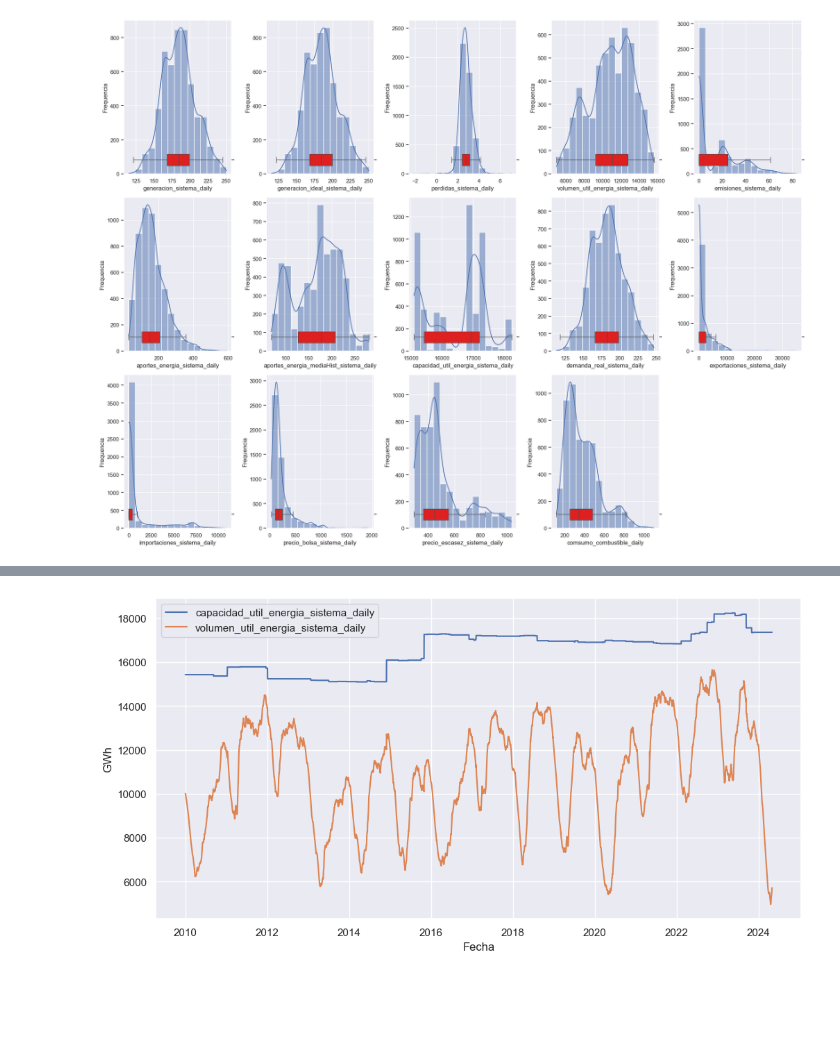
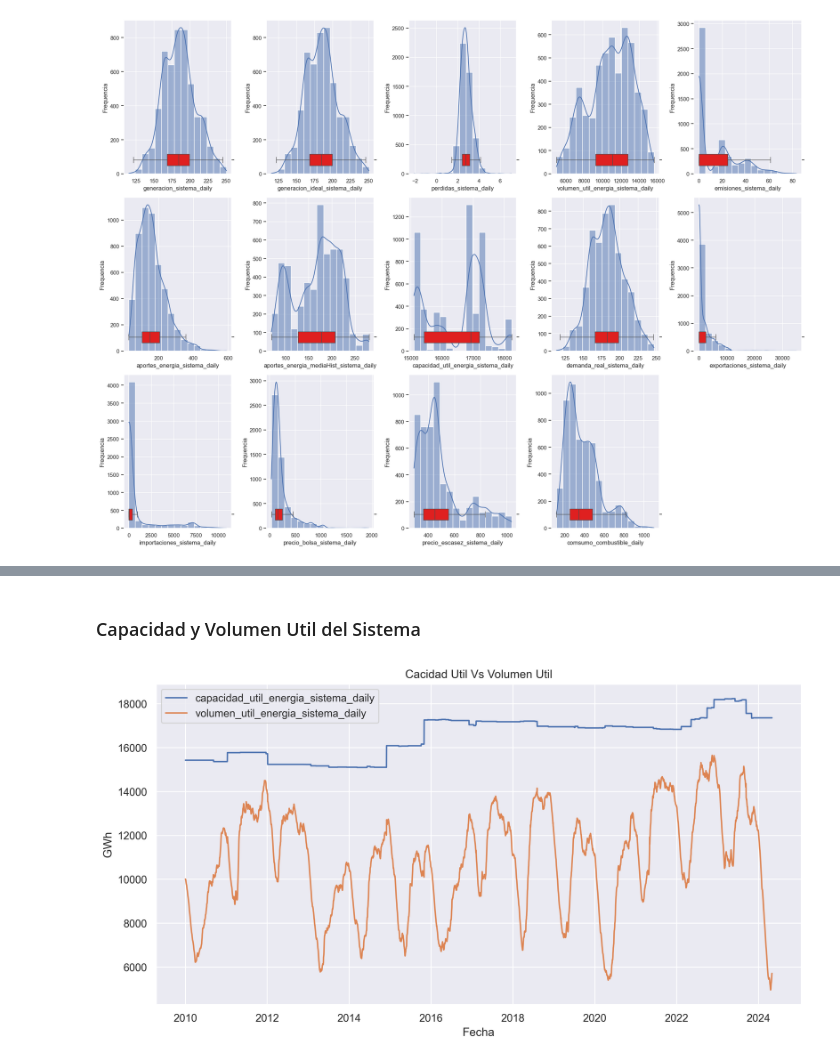
Before and after one commit to sistema-electrico-colombia/transform-EDA, a Jupyter notebook: exploratory_data_analysis.ipynb, the cells around one changed output, grey strips where cells are left out. Drawn from its saved outputs; the diff is of its cells as text; code cells hidden in the pictures; blank space fills up the shorter version.

Commit message:
[ADD] Agregadas graficas de series de tiempo de las variables de interes 📈

```diff
--- a/exploratory_data_analysis.ipynb
+++ b/exploratory_data_analysis.ipynb
@@ -223,7 +229,7 @@ def plot_time_series(df, columns_to_plot, titulo, unidades):
         if column not in df.columns:
             raise ValueError(f"La columna '{column}' no está en el DataFrame")
 
-    plt.figure(figsize=(12, 6))
+    plt.figure(figsize=(12, 6), dpi=300)
 
     for column in columns_to_plot:
         sns.lineplot(data=df, x=df.index, y=column, label=column)
@@ -237,4 +278,6 @@ def plot_time_series(df, columns_to_plot, titulo, unidades):
+# %% [markdown]
+### Capacidad y Volumen Util del Sistema
 # %%
-plot_time_series(df_sistema_electrico_converted, ['capacidad_util_energia_sistema_daily', 'volumen_util_energia_sistema_daily'], '', 'GWh')
+plot_time_series(df_sistema_electrico_converted, ['capacidad_util_energia_sistema_daily', 'volumen_util_energia_sistema_daily'], 'Cacidad Util Vs Volumen Util', 'GWh')
 # %% [output]
-[figure, old version]
+[figure, new version]
```
Also changed, not shown: parts of 14 cells of this notebook.
